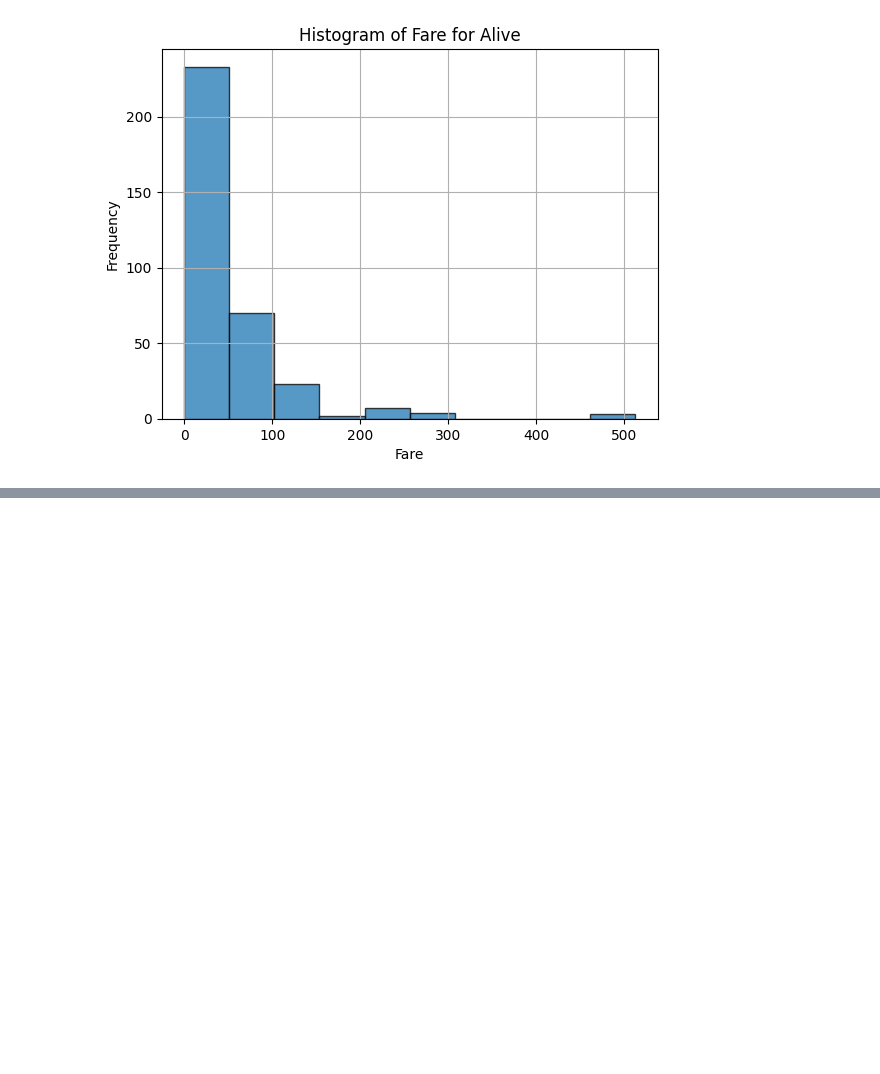
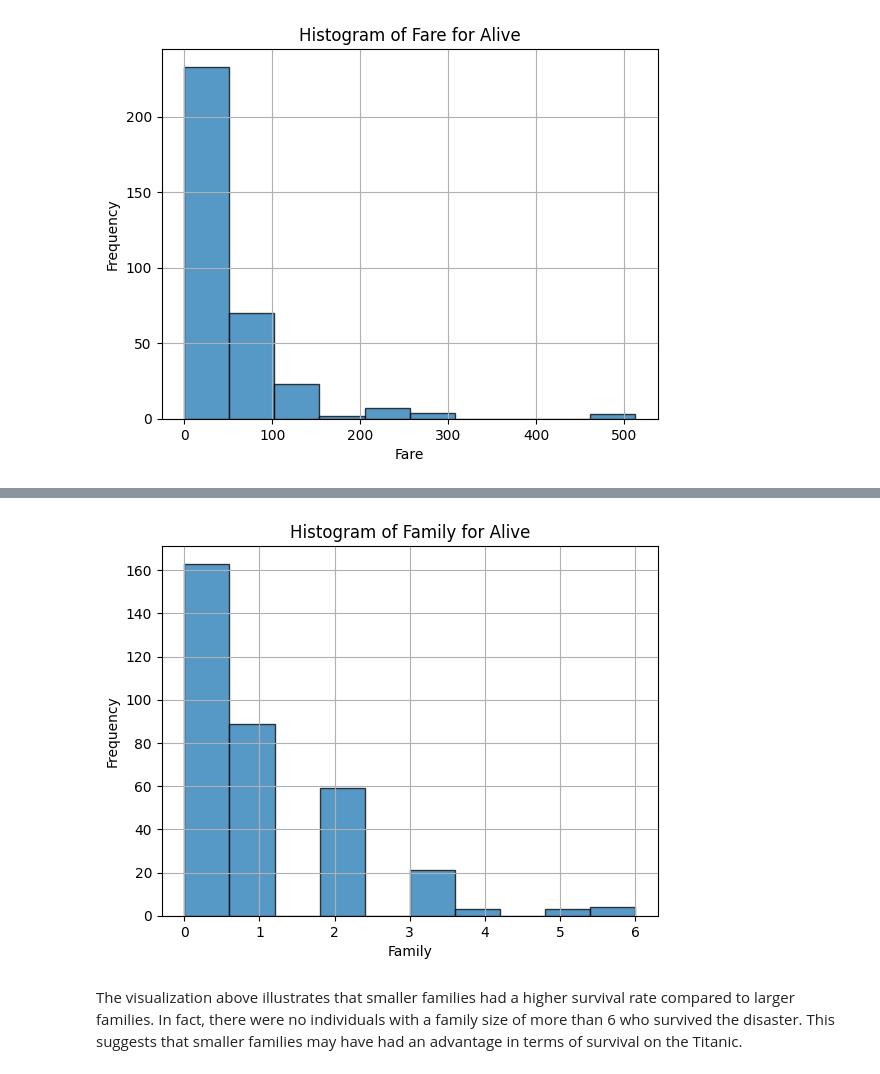
Before and after one commit to SeanMarcusJensen/Exam_DataScience, a Jupyter notebook: Notebook.ipynb, the cells around one changed output, grey strips where cells are left out. Drawn from its saved outputs; the diff is of its cells as text; code cells hidden in the pictures; blank space fills up the shorter version.

```diff
--- a/Notebook.ipynb
+++ b/Notebook.ipynb
@@ -279,0 +292,6 @@ create_hist(alive,'Fare', 'Alive')
+# %%
+create_hist(alive, 'Family', 'Alive')
+# %% [output]
+[figure, added]
+# %% [markdown]
+The visualization above illustrates that smaller families had a higher survival rate compared to larger families. In fact, there were no individuals with a family size of more than 6 who survived the disaster. This suggests that smaller families may have had an advantage in terms of survival on the Titanic.
```
Also changed, not shown: parts of 5 cells of this notebook, 1 other file.
